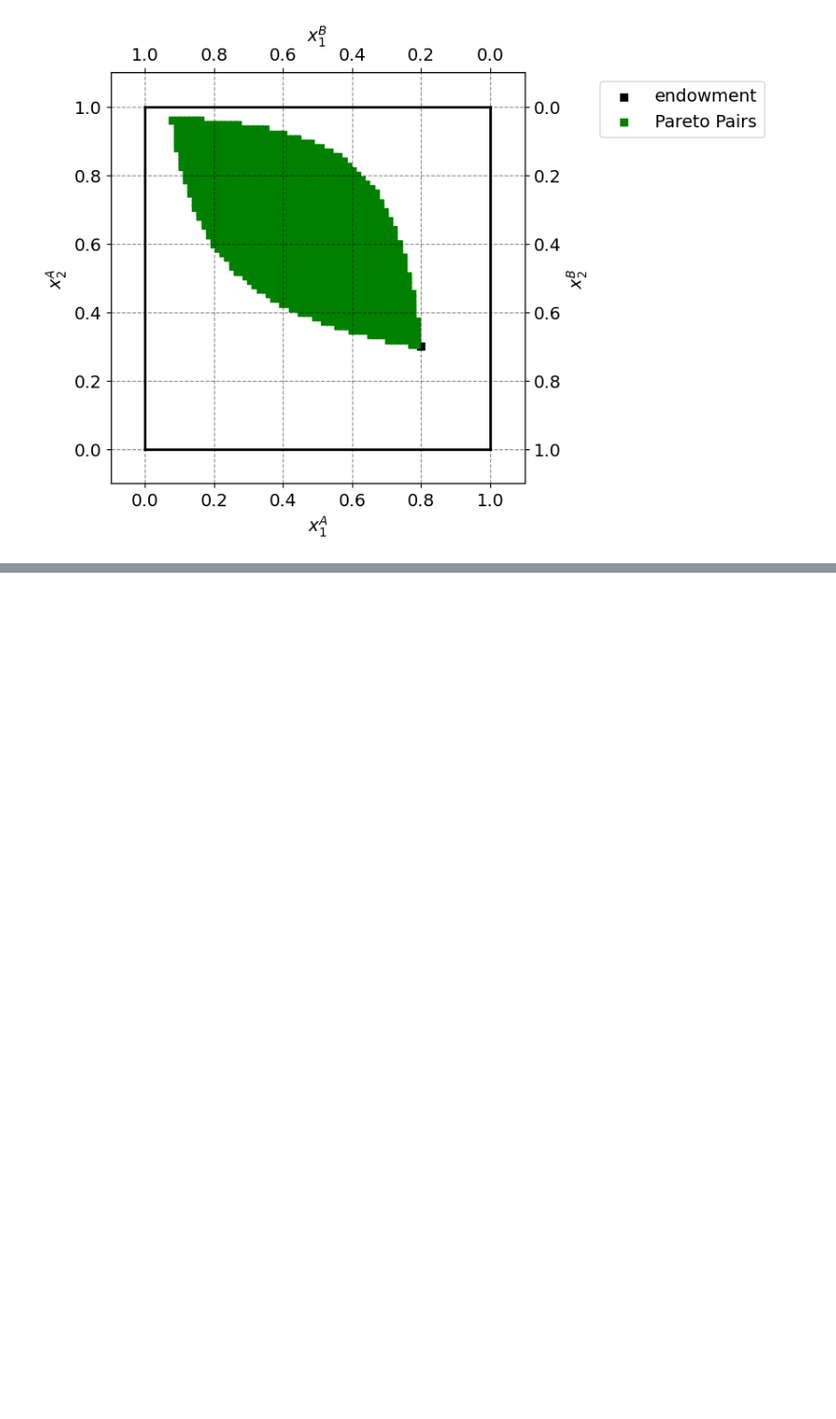
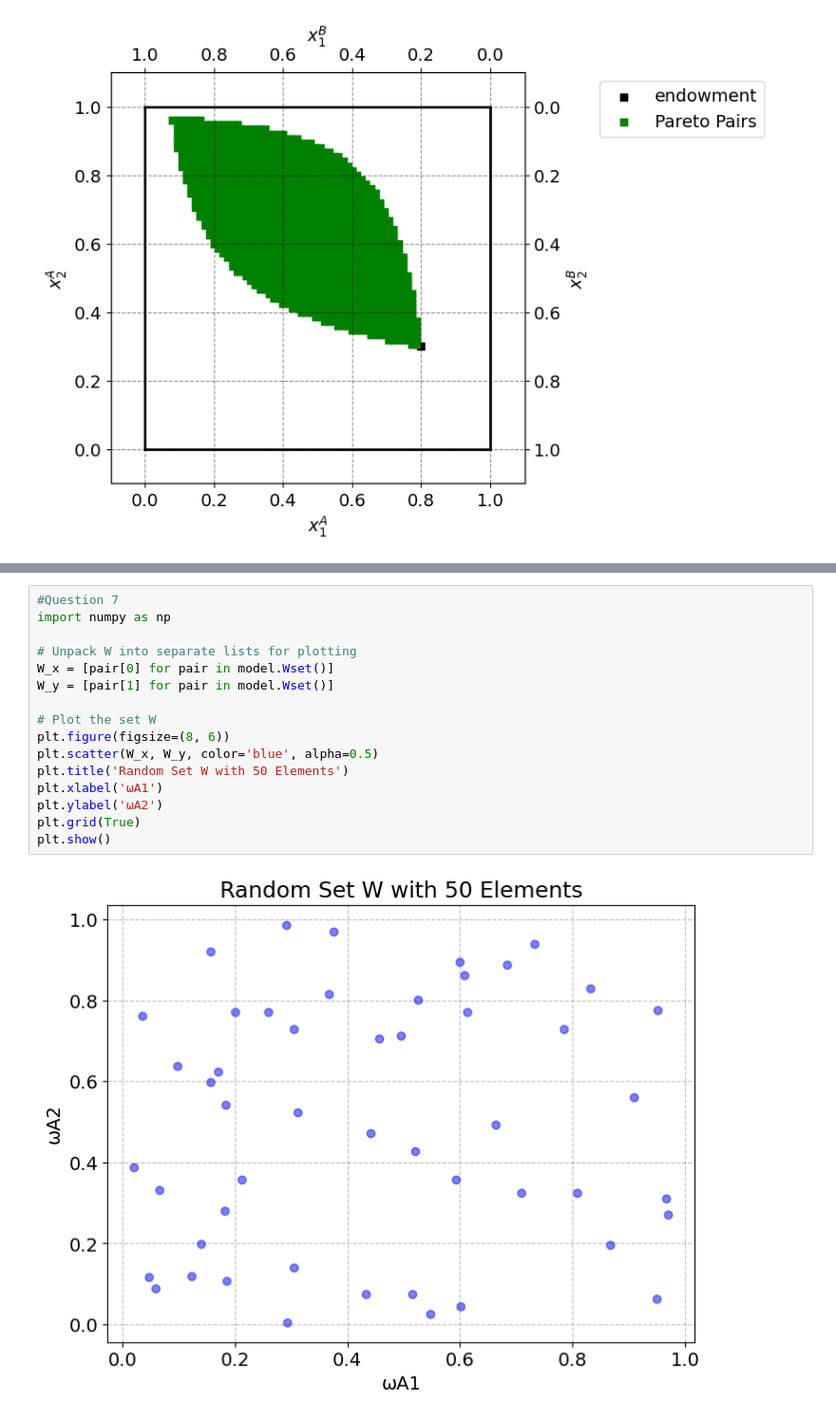
Before and after one commit to NumEconCopenhagen/projects-2024-agnete-og-andrea, a Jupyter notebook: inauguralproject/InauguralProject2024.ipynb, the cells around one changed output, grey strips where cells are left out. Shown: that part at 95% size. Cells and saved outputs as stored; diff of their text form; blank space fills up the shorter version.

```diff
--- a/inauguralproject/InauguralProject2024.ipynb
+++ b/inauguralproject/InauguralProject2024.ipynb
@@ -146,0 +222,18 @@ Optimal allocation for question 5b: (0.595959595959596, 0.8282828282828284)
+# %%
+#Question 7
+import numpy as np
+
+# Unpack W into separate lists for plotting
+W_x = [pair[0] for pair in model.Wset()]
+W_y = [pair[1] for pair in model.Wset()]
+
+# Plot the set W
+plt.figure(figsize=(8, 6))
+plt.scatter(W_x, W_y, color='blue', alpha=0.5)
+plt.title('Random Set W with 50 Elements')
+plt.xlabel('ωA1')
+plt.ylabel('ωA2')
+plt.grid(True)
+plt.show()
+# %% [output]
+[figure, added]
```
Also changed, not shown: parts of 11 cells of this notebook, 2 other files.
